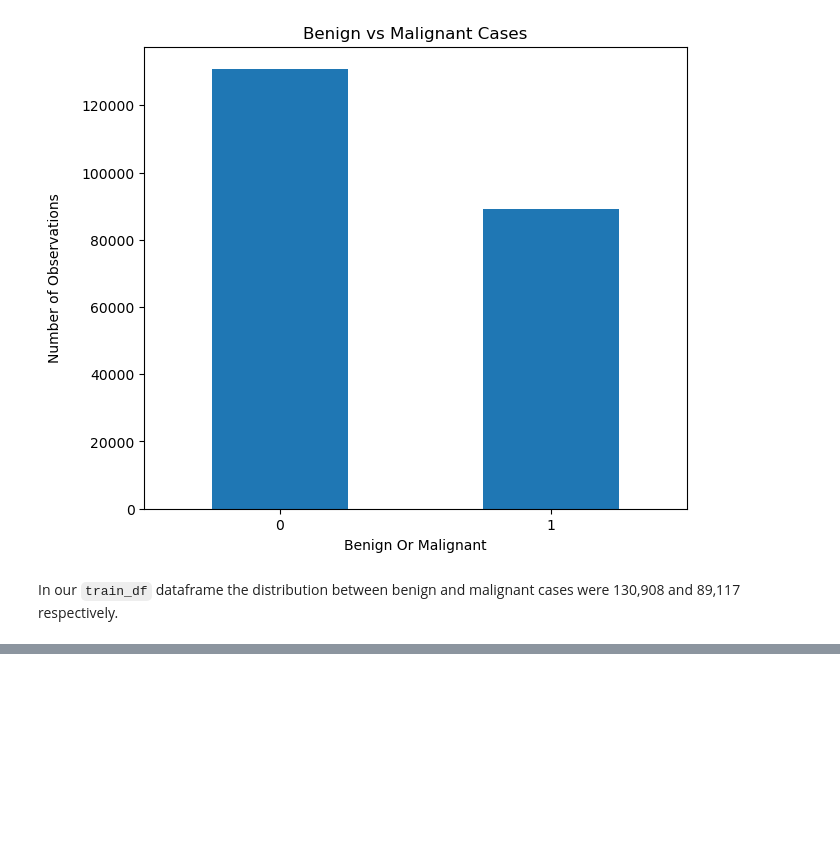
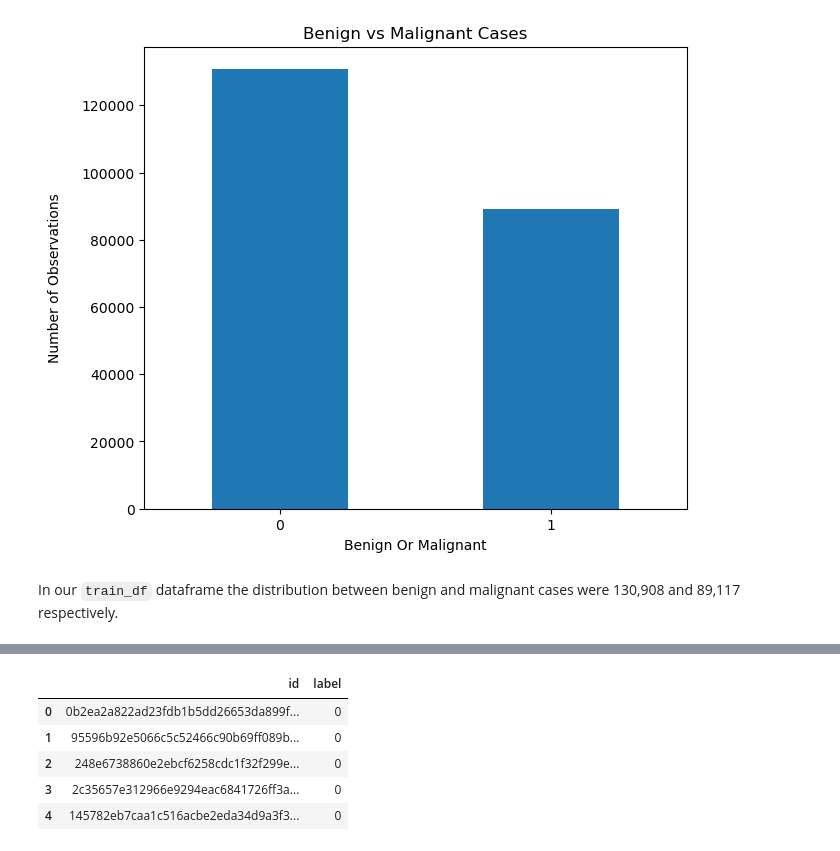
Before and after one commit to lruizarce/Cancer_Detection_Image_Classifier, a Jupyter notebook: cancerdetectioncnns.ipynb, the cells around one changed output, grey strips where cells are left out. Cells and saved outputs as stored; diff of their text form; code cells hidden in the pictures; blank space fills up the shorter version.

```diff
--- a/cancerdetectioncnns.ipynb
+++ b/cancerdetectioncnns.ipynb
@@ -143,0 +480,33 @@ After converting our images to a tensor we are able to identify the size of our
+# %%
+def inference(model, dataset, device, num_classes=1):
+
+    len_data=len(dataset)
+    y_out=torch.zeros(len_data,num_classes) # initialize output tensor on CPU
+    y_gt=np.zeros((len_data),dtype="uint8") # initialize ground truth on CPU
+    model=model.to(device) # move model to device
+    model.eval()
+
+    with torch.no_grad():
+        for i in tqdm(range(len_data)):
+            x,y=dataset[i]
+            y_gt[i]=y
+            y_out[i]=model(x.unsqueeze(0).to(device))
+
+    return y_out.numpy(),y_gt
+
+y_test_out,_ = inference(resnet18,img_dataset_test, device)
+y_test_pred=np.argmax(y_test_out,axis=1)
+
+test_ids = [name.split('/')[-1].split('.')[0] for name in img_dataset_test.full_filenames]
+test_preds = pd.DataFrame({"img": test_ids, "preds": y_test_pred})
+submission = pd.merge(labels_df, test_preds, left_on='id', right_on='img')
+submission = submission[['id', 'preds']]
+submission.columns = ['id', 'label']
+submission.head()
+# %% [output]
+|  | id | label |
+| 0 | 0b2ea2a822ad23fdb1b5dd26653da899f... | 0 |
+| 1 | 95596b92e5066c5c52466c90b69ff089b... | 0 |
+| 2 | 248e6738860e2ebcf6258cdc1f32f299e... | 0 |
+| 3 | 2c35657e312966e9294eac6841726ff3a... | 0 |
+| 4 | 145782eb7caa1c516acbe2eda34d9a3f3... | 0 |
```
Also changed, not shown: parts of 35 cells of this notebook.
